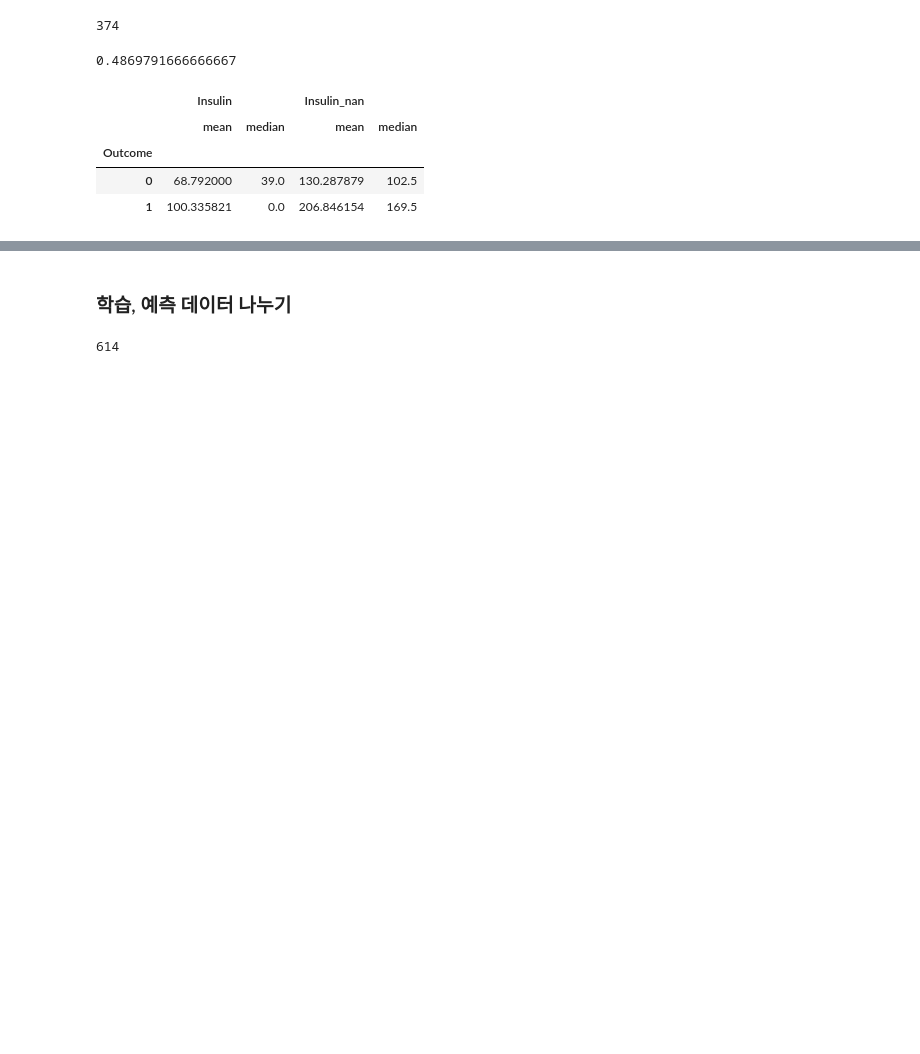
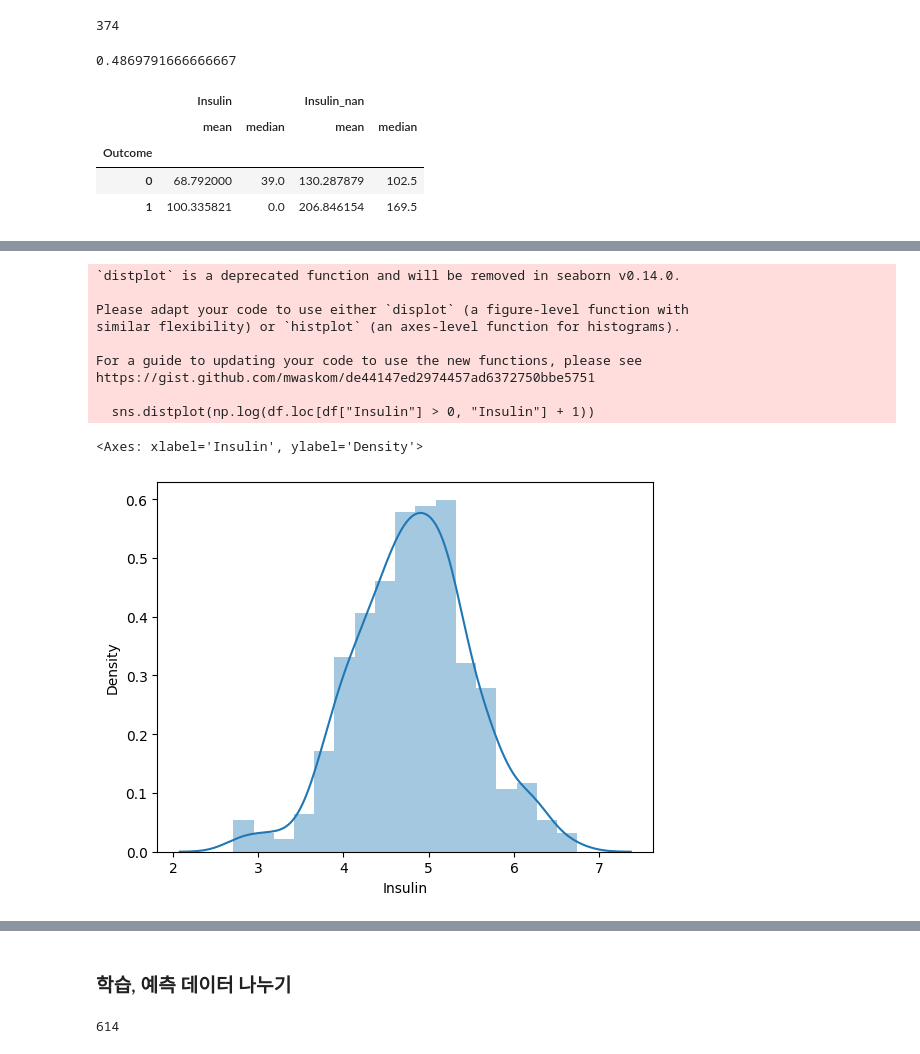
Before and after one commit to HaEunMok/ML, a Jupyter notebook: [프로젝트로_배우는_데이터사이언스]_decision_tree_모델_성능_향상시키기_(scikit_learn).ipynb, the cells around one changed output, grey strips where cells are left out. Cells and saved outputs as stored; diff of their text form; code cells hidden in the pictures; blank space fills up the shorter version.

```diff
--- a/[프로젝트로_배우는_데이터사이언스]_decision_tree_모델_성능_향상시키기_(scikit_learn).ipynb
+++ b/[프로젝트로_배우는_데이터사이언스]_decision_tree_모델_성능_향상시키기_(scikit_learn).ipynb
@@ -207,0 +248,15 @@ df.loc[(df["Outcome"] == 1) & (df["Insulin_nan"].isnull()), "Insulin_nan"] = 100
+# %%
+# log를 취하면 정규분포 모양을 띔
+sns.distplot(np.log(df.loc[df["Insulin"] > 0, "Insulin"] + 1))
+# %% [output]
+`distplot` is a deprecated function and will be removed in seaborn v0.14.0.
+
+Please adapt your code to use either `displot` (a figure-level function with
+similar flexibility) or `histplot` (an axes-level function for histograms).
+
+For a guide to updating your code to use the new functions, please see
+https://gist.github.com/mwaskom/de44147ed2974457ad6372750bbe5751
+
+  sns.distplot(np.log(df.loc[df["Insulin"] > 0, "Insulin"] + 1))
+<Axes: xlabel='Insulin', ylabel='Density'>
+[figure, added]
```
Also changed, not shown: parts of 51 cells of this notebook.
